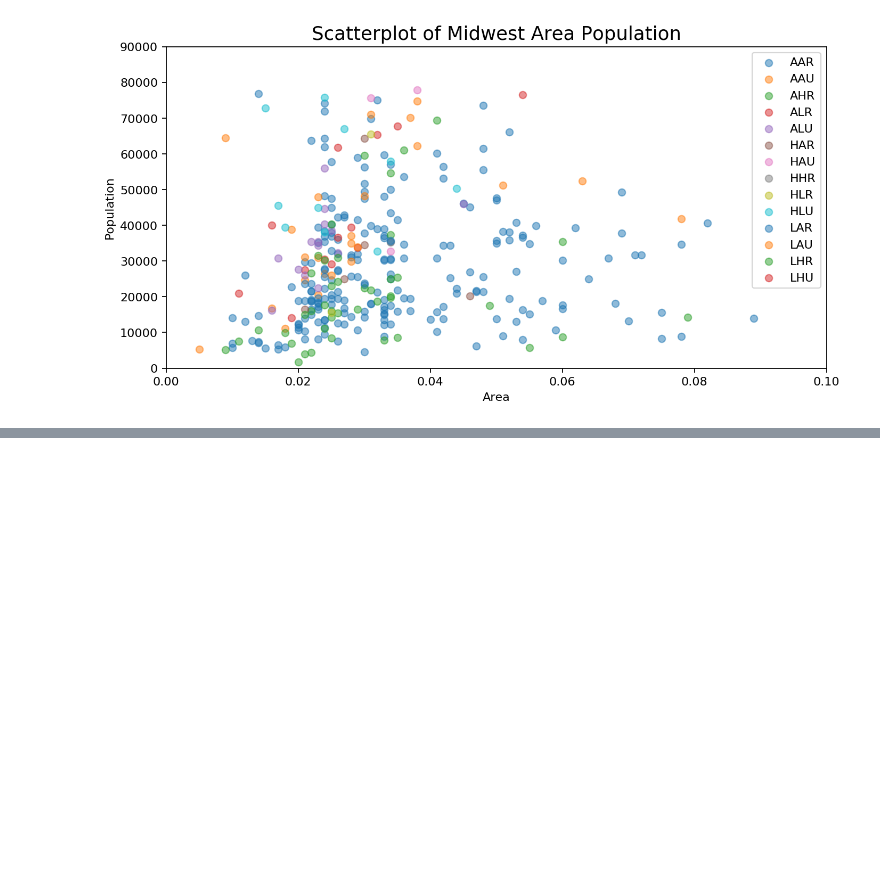
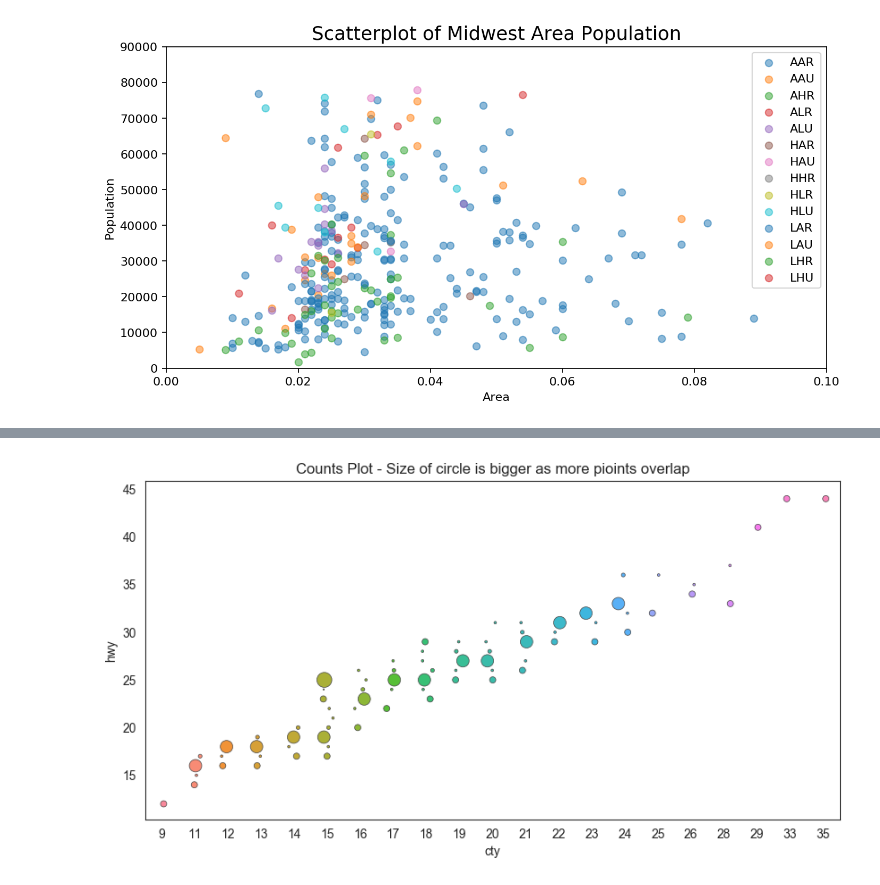
Before and after one commit to clelandgt/Python, a Jupyter notebook: Pandas/matplotlib/常用图形绘制1.ipynb, the cells around one changed output, grey strips where cells are left out. Cells and saved outputs as stored; diff of their text form; code cells hidden in the pictures; blank space fills up the shorter version.

```diff
--- a/Pandas/matplotlib/常用图形绘制1.ipynb
+++ b/Pandas/matplotlib/常用图形绘制1.ipynb
@@ -80,0 +163,10 @@ plt.show()
+# %%
+count_df = mpg_df.groupby(['hwy', 'cty']).size().reset_index(name='counts')
+# %%
+plt.subplots(figsize=(10,5), dpi=100)
+sns.stripplot(count_df['cty'], count_df['hwy'], size=count_df['counts'], jitter=0.2, linewidth=0.5)
+
+plt.title('Counts Plot - Size of circle is bigger as more pioints overlap')
+plt.show()
+# %% [output]
+[figure, added]
```
Also changed, not shown: parts of 24 cells of this notebook.
